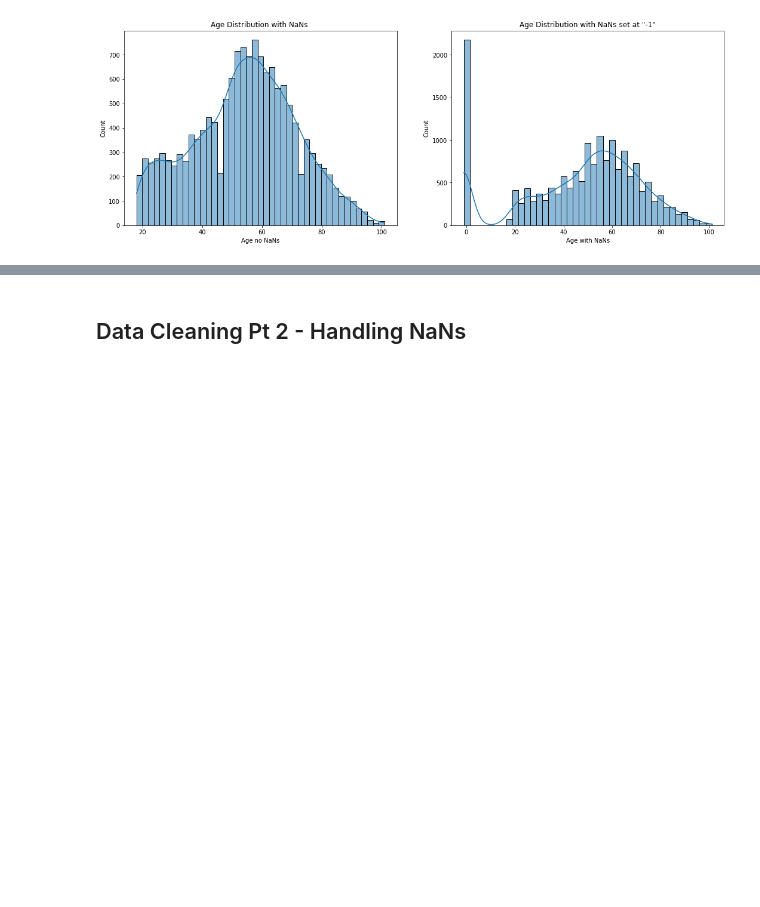
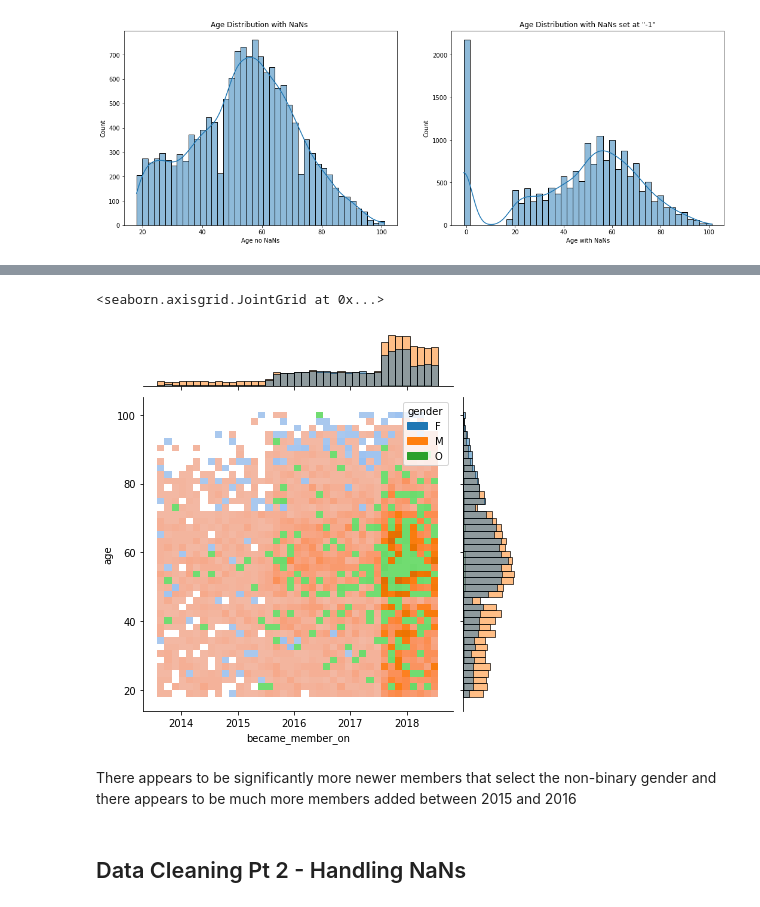
Before and after one commit to amcumber/udacity-mle-capstone-project, a Jupyter notebook: Starbucks_Capstone_notebook.ipynb, the cells around one changed output, grey strips where cells are left out. Drawn from its saved outputs; the diff is of its cells as text; code cells hidden in the pictures; blank space fills up the shorter version.

```diff
--- a/Starbucks_Capstone_notebook.ipynb
+++ b/Starbucks_Capstone_notebook.ipynb
@@ -409,3 +397,10 @@ len(profile)
+# %%
+sns.jointplot(data = profile, x='became_member_on', y='age', kind='hist', hue='gender')
+# %% [output]
+<seaborn.axisgrid.JointGrid at 0x...>
+[figure, added]
+# %% [markdown]
+There appears to be significantly more newer members that select the non-binary gender and there appears to be much more members added between 2015 and 2016
 # %% [markdown]
 ## Data Cleaning Pt 2 - Handling NaNs
 # %% [markdown]
```
Also changed, not shown: parts of 37 cells of this notebook, 10 other files.
